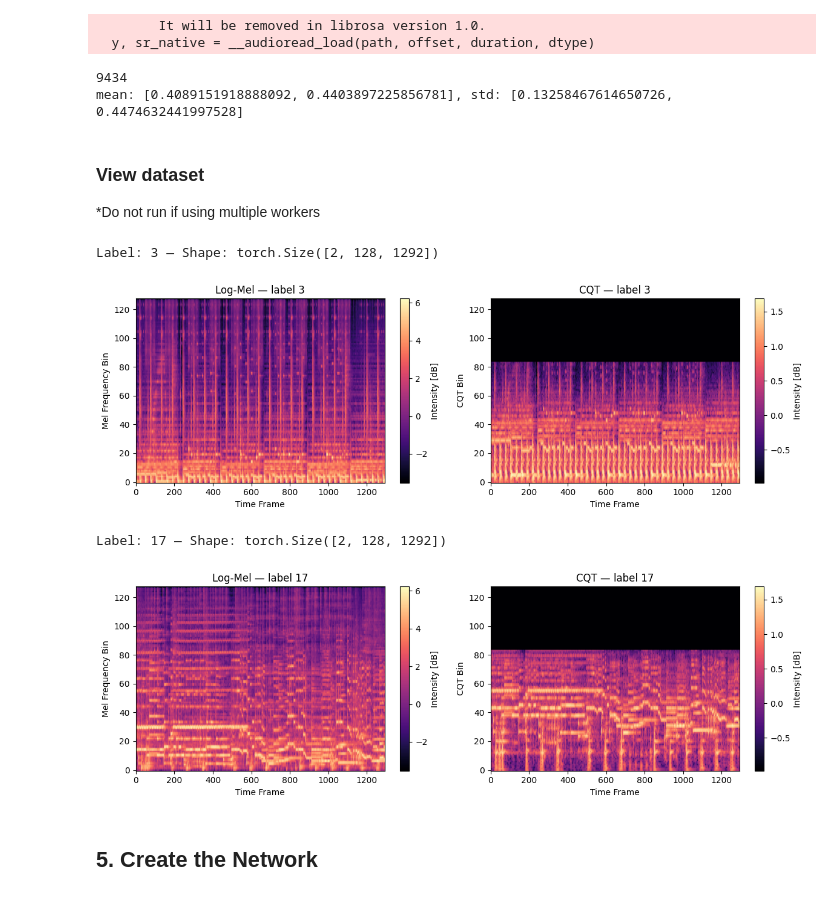
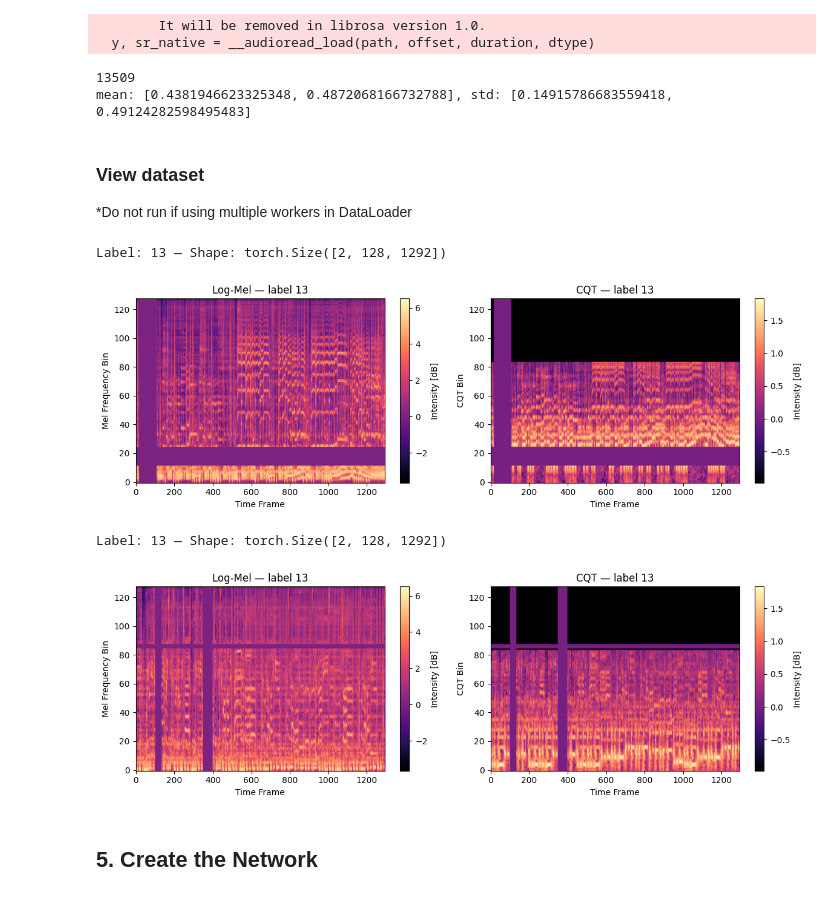
Before and after one commit to dylanledermann/AIGenre, a Jupyter notebook: notebook.ipynb, the cells around one changed output. Saved outputs shown, nothing was run; the diff lists cells and outputs as text; code cells hidden in the pictures.

Commit message:
Finished log mels and cqt training. Now creating new nb for lm, cqt, and a third dimension for the lyrics.

```diff
--- a/notebook.ipynb
+++ b/notebook.ipynb
@@ -148,8 +129,7 @@ After processing dataset, 40 genres kept.
 class CustomDataset(Dataset):
     def __init__(
             self,
-            video_labels,
-            video_paths,
+            df: pd.DataFrame,
             log_mels: bool,
             cqt: bool,
             sample_rate: int = 22050,
@@ -164,8 +144,8 @@ class CustomDataset(Dataset):
             num_workers: int = 4
         ):
         # dataset
-        self.video_labels = video_labels
-        self.video_paths = video_paths
+        self.video_labels = df['label'].to_numpy()
+        self.video_paths = df['filepath'].to_numpy()
 
         self.transform = transform
         self.num_workers = num_workers
@@ -344,45 +324,48 @@ class CustomDataset(Dataset):
 # Calculated mean and std values [lm_val, cqt_val]
 transform = transforms.Compose([
     transforms.Normalize(
-        mean=[0.36205917596817017, 0.3663458824157715],
-        std=[0.10241946578025818, 0.37519213557243347]
+        mean=[0.35981735587120056, 0.3470417857170105],
+        std=[0.09834757447242737, 0.3563712537288666]
     ),
-    # torchaudio.transforms.FrequencyMasking(freq_mask_param=30),   # mask up to 30 frequency bins
-    # torchaudio.transforms.TimeMasking(time_mask_param=100),        # mask up to 100 time frames
-    # torchaudio.transforms.TimeMasking(time_mask_param=100),        # apply twice for stronger effect
+    torchaudio.transforms.FrequencyMasking(freq_mask_param=30),   # mask up to 30 frequency bins
+    torchaudio.transforms.TimeMasking(time_mask_param=100),        # mask up to 100 time frames
+    torchaudio.transforms.TimeMasking(time_mask_param=100),        # apply twice for stronger effect
 
     transforms.RandomErasing(p=0.3),
 ])
 cache = './cache'
-ds = CustomDataset(video_labels, video_paths, True, True, cache_dir=cache, transform=transform)
+
+train_df = df[df['split'] == 'training'].reset_index(drop=True)
+val_df = df[df['split'] == 'validation'].reset_index(drop=True)
+test_df = df[df['split'] == 'test'].reset_index(drop=True)
+
+train_ds = CustomDataset(train_df, True, True, cache_dir=cache, transform=transform)
+val_ds = CustomDataset(val_df, True, True, cache_dir=cache, transform=transform)
+test_ds = CustomDataset(test_df, True, True, cache_dir=cache, transform=transform)
 
 # Precaching will help to validate that all the .mp3 files are accessible.
-ds.precache_all()
+train_ds.precache_all()
+val_ds.precache_all()
+test_ds.precache_all()
 
-test_ds, train_ds, val_ds = random_split(ds, lengths=[0.15, 0.70, 0.15])
-
-train_loader = DataLoader(train_ds, batch_size=16, shuffle=True)
-val_loader = DataLoader(val_ds, batch_size=16, shuffle=False)
-test_loader = DataLoader(test_ds, batch_size=16, shuffle=False)
+train_loader = DataLoader(train_ds, batch_size=32, shuffle=True)
+val_loader = DataLoader(val_ds, batch_size=32, shuffle=False)
+test_loader = DataLoader(test_ds, batch_size=32, shuffle=False)
 # %% [output]
         It will be removed in librosa version 1.0.
   y, sr_native = __audioread_load(path, offset, duration, dtype)
 # %%
 # Gets mean and std, not needed when already computed
-print(len(ds))
-mean = (np.array([ds.lm_mean, ds.cqt_mean]) / len(ds.video_paths)).tolist()
-std = (np.array([ds.lm_std, ds.cqt_std]) / len(ds.video_paths)).tolist()
+print(len(train_ds))
+mean = (np.array([train_ds.lm_mean, train_ds.cqt_mean]) / len(train_ds.video_paths)).tolist()
+std = (np.array([train_ds.lm_std, train_ds.cqt_std]) / len(train_ds.video_paths)).tolist()
 print(f"mean: {mean}, std: {std}")
-# Check the count of labels in each loader
-print(Counter(train_loader))
-print(Counter(val_ds))
-print(Counter(test_ds))
 # %% [output]
-9434
-mean: [0.4089151918888092, 0.4403897225856781], std: [0.13258467614650726, 0.4474632441997528]
+13509
+mean: [0.4381946623325348, 0.4872068166732788], std: [0.14915786683559418, 0.49124282598495483]
 # %% [markdown]
 ### View dataset
-*Do not run if using multiple workers
+*Do not run if using multiple workers in DataLoader
 # %%
 # These will be transformed (normalized)
 def visualize_dataset(loader, ds):
@@ -392,38 +375,38 @@ def visualize_dataset(loader, ds):
 
     for i in range(N):
         input = inputs[i]   # (C, 128, T) where C is 1 or 2
         label = labels[i].item()
         print(f"Label: {label} — Shape: {input.shape}")
 
         n_channels = input.shape[0]
         fig, axes = plt.subplots(1, n_channels, figsize=(6 * n_channels, 4))
 
         # Ensure axes is always iterable even if n_channels == 1
         if n_channels == 1:
             axes = [axes]
 
         titles = []
         if ds.log_mels:
             titles.append(('Log-Mel', 'Mel Frequency Bin'))
         if ds.cqt:
             titles.append(('CQT', 'CQT Bin'))
 
         for ax, channel, (title, ylabel) in zip(axes, range(n_channels), titles):
             im = ax.imshow(input[channel], origin='lower', aspect='auto', cmap='magma')
             ax.set_ylabel(ylabel)
             ax.set_xlabel('Time Frame')
             ax.set_title(f'{title} — label {label}')
             fig.colorbar(im, ax=ax, label='Intensity [dB]')
 
         plt.tight_layout()
         plt.show()
 
-visualize_dataset(train_loader, ds)
+visualize_dataset(train_loader, train_ds)
 # %% [output]
-Label: 3 — Shape: torch.Size([2, 128, 1292])
+Label: 13 — Shape: torch.Size([2, 128, 1292])
-[figure, old version]
+[figure, new version]
-Label: 17 — Shape: torch.Size([2, 128, 1292])
+Label: 13 — Shape: torch.Size([2, 128, 1292])
-[figure, old version]
+[figure, new version]
 # %% [markdown]
 ## 5. Create the Network
 # %% [markdown]
```
Also changed, not shown: parts of 11 cells of this notebook, 1 other file.
